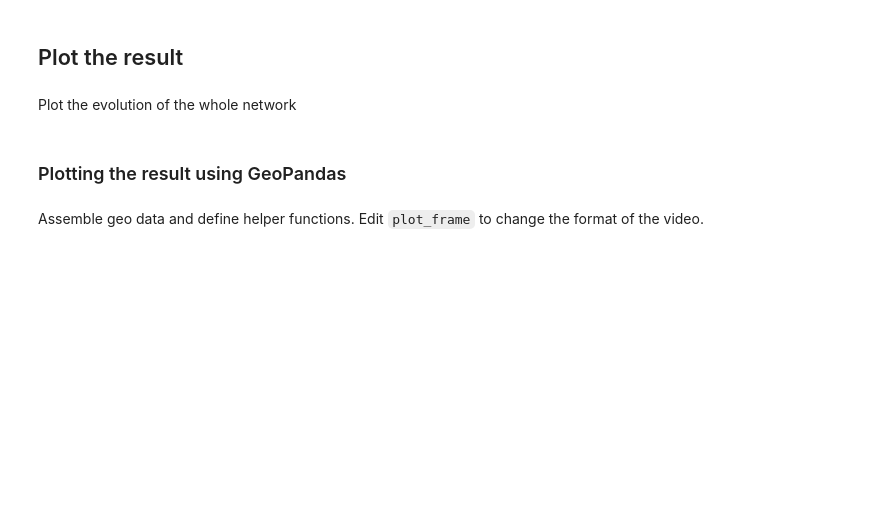
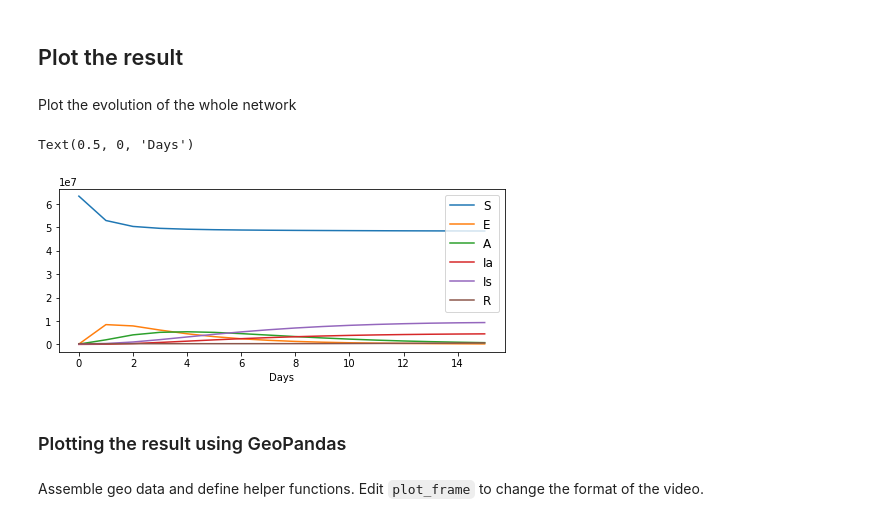
Before and after one commit to lukastk/PyRossGeo, a Jupyter notebook: examples/ex4-UK-with-april-initial-conditions/ex4-UK-with-april-initial-conditions.ipynb, the cells around one changed output. Saved outputs shown, nothing was run; the diff lists cells and outputs as text; code cells hidden in the pictures; blank space fills up the shorter version.

```diff
--- a/examples/ex4-UK-with-april-initial-conditions/ex4-UK-with-april-initial-conditions.ipynb
+++ b/examples/ex4-UK-with-april-initial-conditions/ex4-UK-with-april-initial-conditions.ipynb
@@ -439,23 +454,46 @@ ts_hours = ts / 60
 ## Plot the result
 # %% [markdown]
 Plot the evolution of the whole network
+# %%
+sim_data = pyrossgeo.utils.load_sim_data('sim_data')
+location_data = pyrossgeo.utils.extract_location_data(sim_data)
+ts = pyrossgeo.utils.extract_ts(sim_data)
+ts_days = ts/(24*60)
+
+network_data = np.sum(location_data, axis=3)
 # %%
 plt.figure( figsize=(8,3) )
 
 S = np.sum(network_data[:,:,0], axis=1)
 E = np.sum(network_data[:,:,1], axis=1)
 A = np.sum(network_data[:,:,2], axis=1)
-I = np.sum(network_data[:,:,3], axis=1)
-R = np.sum(network_data[:,:,4], axis=1)
+Ia1 = np.sum(network_data[:,:,3], axis=1)
+Ia2 = np.sum(network_data[:,:,4], axis=1)
+Ia3 = np.sum(network_data[:,:,5], axis=1)
+Is1 = np.sum(network_data[:,:,6], axis=1)
+Is2 = np.sum(network_data[:,:,7], axis=1)
+Is3 = np.sum(network_data[:,:,8], axis=1)
+R = np.sum(network_data[:,:,9], axis=1)
 
 plt.plot(ts_days, S, label="S")
-plt.plot(ts_days, E, label="I")
-plt.plot(ts_days, A, label="I")
-plt.plot(ts_days, I, label="I")
+plt.plot(ts_days, E, label="E")
+plt.plot(ts_days, A, label="A")
+plt.plot(ts_days, Ia1+Ia2+Ia3, label="Ia")
+plt.plot(ts_days, Is1+Is2+Is3, label="Is")
 plt.plot(ts_days, R, label="R")
+
+#plt.plot(ts_days, Ia3, label="R")
+#plt.plot(ts_days, Ia3, label="R")
+
+#plt.plot(ts_days, S+E+A+Ia1+Ia2+Ia3+Is1+Is2+Is3+R)
+
+#plt.plot(ts_days, np.sum(network_data[:,:,:], axis=(1,2)))
 
 plt.legend(loc='upper right', fontsize=12)
 plt.xlabel('Days')
+# %% [output]
+Text(0.5, 0, 'Days')
+[figure, added]
 # %% [markdown]
 ### Plotting the result using GeoPandas
 # %% [markdown]
```
Also changed, not shown: parts of 8 cells of this notebook, 3 other files.
